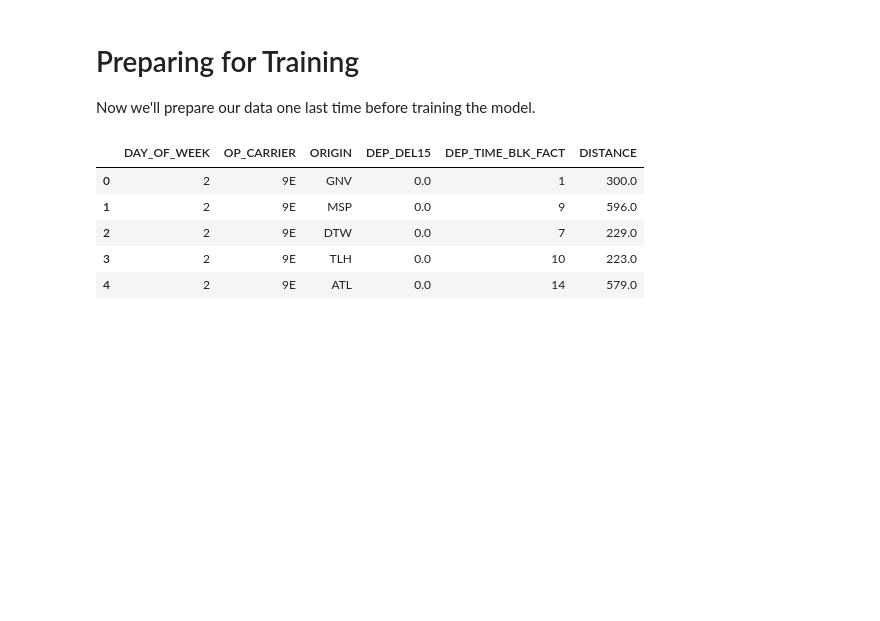
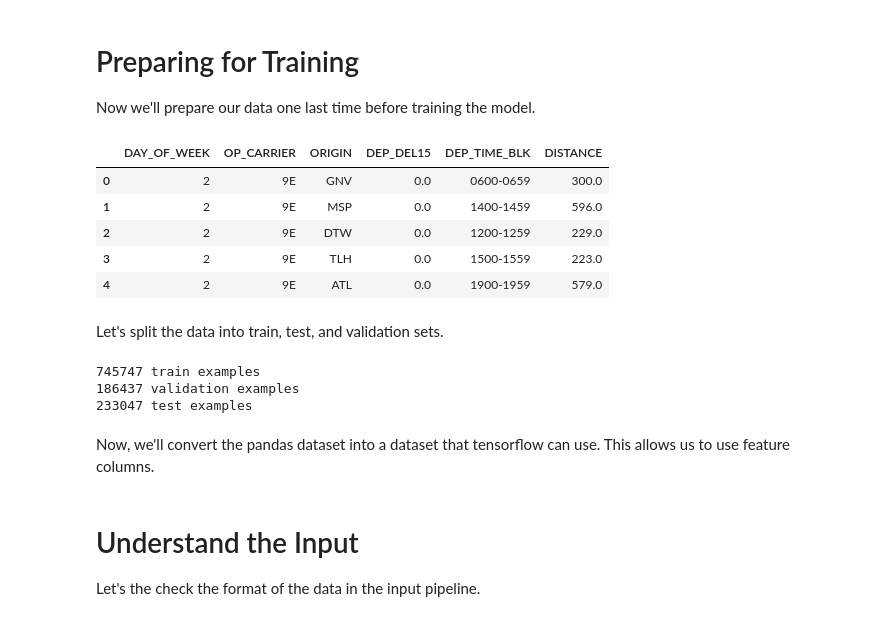
Before and after one commit to musicaljoeker/ds740-final, a Jupyter notebook: tensorflow/Predicting Flight Delays 2.ipynb, the cells around one changed output. Drawn from its saved outputs; the diff is of its cells as text; code cells hidden in the pictures; blank space fills up the shorter version.

Commit message:
model is successfully training

```diff
--- a/tensorflow/Predicting Flight Delays 2.ipynb
+++ b/tensorflow/Predicting Flight Delays 2.ipynb
@@ -85,11 +86,11 @@ Let's convert the distance column in to something more useful, like short, mediu
 # df.loc[(df["DISTANCE"] >= 800) & (df["DISTANCE"] <= 2200), "F_LENGTH"] = "Medium"
 # df.loc[(df["DISTANCE"] < 800), "F_LENGTH"] = "Short"
 # %%
-df["DEP_TIME_BLK_FACT"] = df["DEP_TIME_BLK"].replace(
-    to_replace=[
-        '0001-0005', '0600-0659', '0700-0759', '0800-0859', '0900-0959', '1000-1059', '1100-1159', '1200-1259',
-        '1300-1359', '1400-1459', '1500-1559', '1600-1659', '1700-1759', '1800-1859', '1900-1959', '2000-2059',
-        '2100-2159', '2200-2259', '2300-2359'
-    ],
-    value=[0, 1, 2, 3, 4, 5, 6, 7, 8, 9, 10, 11, 12, 13, 14, 15, 16, 17, 18]
-)
+# df["DEP_TIME_BLK_FACT"] = df["DEP_TIME_BLK"].replace(
+#     to_replace=[
+#         '0001-0005', '0600-0659', '0700-0759', '0800-0859', '0900-0959', '1000-1059', '1100-1159', '1200-1259',
+#         '1300-1359', '1400-1459', '1500-1559', '1600-1659', '1700-1759', '1800-1859', '1900-1959', '2000-2059',
+#         '2100-2159', '2200-2259', '2300-2359'
+#     ],
+#     value=[0, 1, 2, 3, 4, 5, 6, 7, 8, 9, 10, 11, 12, 13, 14, 15, 16, 17, 18]
+# )
@@ -154,18 +146,32 @@ Now we'll prepare our data one last time before training the model.
 # %%
 cols_to_keep = [
     "DAY_OF_WEEK",
     "OP_CARRIER",
     "ORIGIN",
     "DEP_DEL15",
-    "DEP_TIME_BLK_FACT",
+    "DEP_TIME_BLK",
     "DISTANCE"
 ]
 df = df[cols_to_keep]
 df.head()
 # %% [output]
-|  | DAY_OF_WEEK | OP_CARRIER | ORIGIN | DEP_DEL15 | DEP_TIME_BLK_FACT | DISTANCE |
-| 0 | 2 | 9E | GNV | 0.0 | 1 | 300.0 |
-| 1 | 2 | 9E | MSP | 0.0 | 9 | 596.0 |
-| 2 | 2 | 9E | DTW | 0.0 | 7 | 229.0 |
-| 3 | 2 | 9E | TLH | 0.0 | 10 | 223.0 |
-| 4 | 2 | 9E | ATL | 0.0 | 14 | 579.0 |
+|  | DAY_OF_WEEK | OP_CARRIER | ORIGIN | DEP_DEL15 | DEP_TIME_BLK | DISTANCE |
+| 0 | 2 | 9E | GNV | 0.0 | 0600-0659 | 300.0 |
+| 1 | 2 | 9E | MSP | 0.0 | 1400-1459 | 596.0 |
+| 2 | 2 | 9E | DTW | 0.0 | 1200-1259 | 229.0 |
+| 3 | 2 | 9E | TLH | 0.0 | 1500-1559 | 223.0 |
+| 4 | 2 | 9E | ATL | 0.0 | 1900-1959 | 579.0 |
+# %% [markdown]
+Let's split the data into train, test, and validation sets.
+# %%
+train, test = train_test_split(df, test_size=0.2)
+train, val = train_test_split(train, test_size=0.2)
+print(len(train), 'train examples')
+print(len(val), 'validation examples')
+print(len(test), 'test examples')
+# %% [output]
+745747 train examples
+186437 validation examples
+233047 test examples
+# %% [markdown]
+Now, we'll convert the pandas dataset into a dataset that tensorflow can use. This allows us to use feature columns.
@@ -171,0 +194,4 @@ df.head()
+# %% [markdown]
+# Understand the Input
+
+Let's the check the format of the data in the input pipeline.
```
Also changed, not shown: parts of 14 cells of this notebook, 1 other file.
